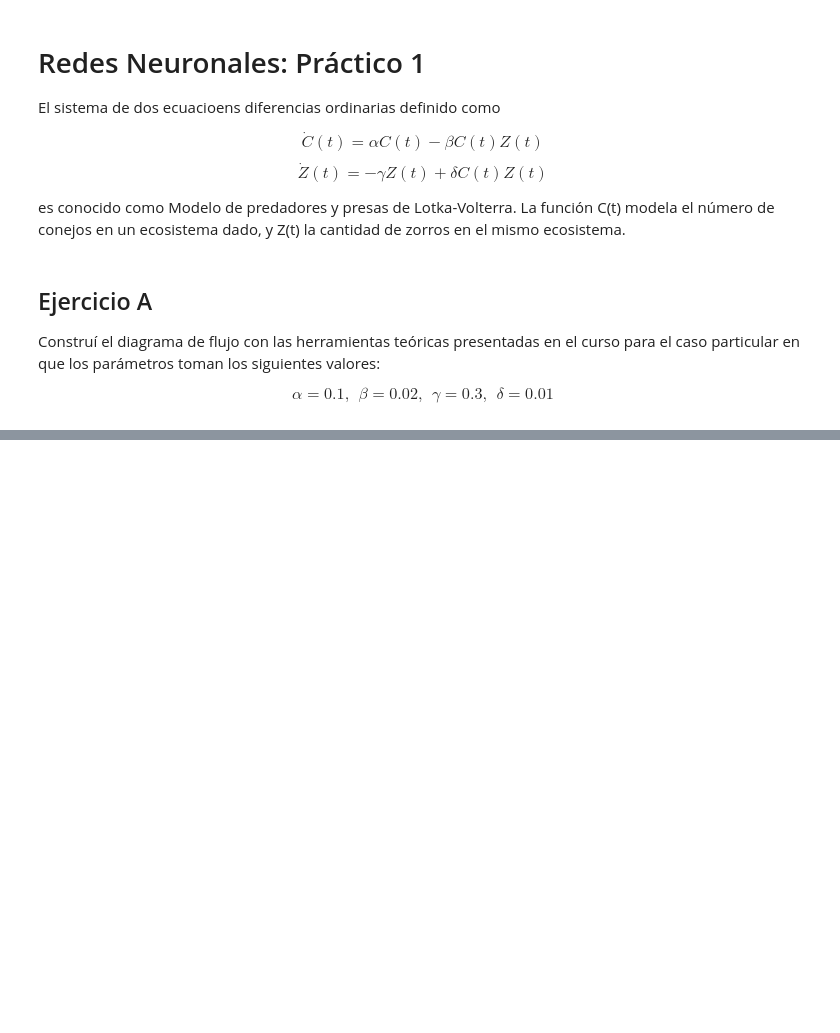
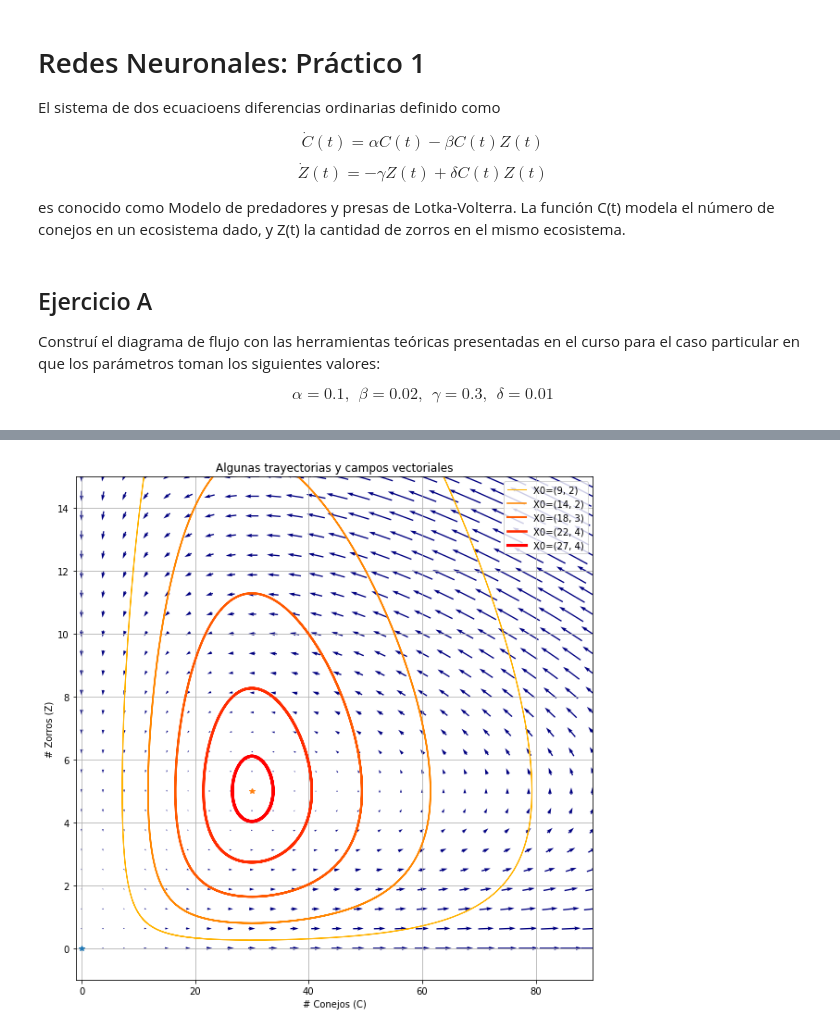
Before and after one commit to lbiedma/redesneuronales, a Jupyter notebook: practico_1.ipynb, the cells around one changed output, grey strips where cells are left out. Saved outputs shown, nothing was run; the diff lists cells and outputs as text; code cells hidden in the pictures; blank space fills up the shorter version.

```diff
--- a/practico_1.ipynb
+++ b/practico_1.ipynb
@@ -45,5 +81,5 @@ $$
 # %%
-# Funciones para calcular gradiente y Jacobiano
+# Construimos las siguientes funciones y clases auxiliares para dibujar el diagrama de fases y algunas trayectorias
 class Equation:
 
     def __init__(self, a, b, c, d):
@@ -54,6 +90,7 @@ class Equation:
         self.zero_0 = np.array([0.0, 0.0])
         self.zero_1 = np.array([c / d, a / b])
 
+    # Funciones para calcular gradiente y Jacobiano
     def grad(self, X, t=0):
         # X es un vector con 2 elementos
         return np.array([
@@ -67,24 +104,26 @@ class Equation:
             [self.delta * X[1], -self.gamma + self.delta * X[0]]
         ])
 
-    def phase_plot(self):
-        values  = np.linspace(0.3, 0.9, 5)
-        vcolors = pl.cm.autumn_r(np.linspace(0.3, 1., len(values)))
-        t = np.linspace(0, 100, 1000)
-
+    def phase_plot(self, curves=False):
         pl.figure(figsize=(10,10))
 
-        # trayectorias
-        for v, col in zip(values, vcolors):
-            X0 = v * self.zero_1
-            X = integrate.odeint(self.grad, X0, t)
-            pl.plot( X[:,0], X[:,1], lw=3.5*v, color=col, label='X0=(%.f, %.f)' % ( X0[0], X0[1]))
+        if curves:
+            values  = np.linspace(0.3, 0.9, 5)
+            vcolors = pl.cm.autumn_r(np.linspace(0.3, 1., len(values)))
+            t = np.linspace(0, 100, 1000)
+            # trayectorias
+            for v, col in zip(values, vcolors):
+                X0 = v * self.zero_1
+                X = integrate.odeint(self.grad, X0, t)
+                pl.plot( X[:,0], X[:,1], lw=3.5*v, color=col, label='X0=(%.f, %.f)' % ( X0[0], X0[1]))
+            pl.legend()
 
         #-------------------------------------------------------
         # grilla
-        nb_points = 20
+        nb_points = 25
+        multiplier = 3 if curves else 1.5
 
-        xmax = ymax = max(np.abs(3 * self.gamma / self.delta), np.abs(3 * self.alpha / self.beta))
+        xmax, ymax = (np.abs(multiplier * self.gamma / self.delta), np.abs(multiplier * self.alpha / self.beta))
         x = np.linspace(0, xmax, nb_points)
         y = np.linspace(0, ymax, nb_points)
 
@@ -96,11 +135,12 @@ class Equation:
 
         #-------------------------------------------------------
         pl.title('Algunas trayectorias y campos vectoriales')
+        pl.plot(self.zero_0[0], self.zero_0[1], "*")
+        pl.plot(self.zero_1[0], self.zero_1[1], "*")
         Q = pl.quiver(X1, Y1, DX[0], DX[1], M, pivot='mid', cmap=pl.cm.jet)
         pl.xlabel('# Conejos (C)')
         pl.ylabel('# Zorros (Z)')
-        pl.legend()
         pl.grid()
-        pl.xlim(0, xmax)
-        pl.ylim(0, ymax)
+        pl.xlim(-1, xmax)
+        pl.ylim(-1, ymax)
         pl.show()
@@ -112,0 +183,4 @@ eq.phase_plot()
+# %%
+eq.phase_plot(curves=True)
+# %% [output]
+[figure, added]
```
Also changed, not shown: parts of 10 cells of this notebook.
